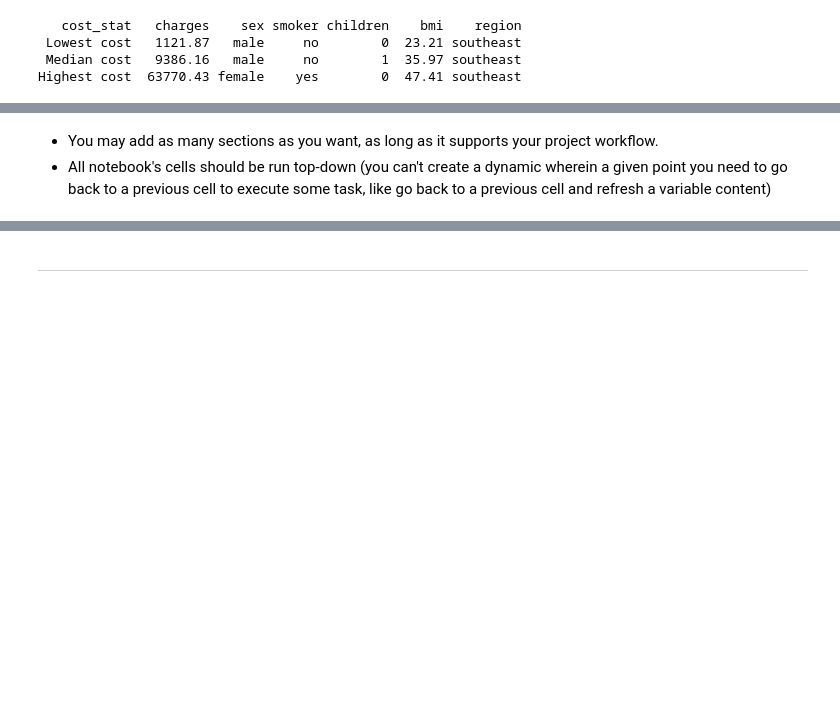
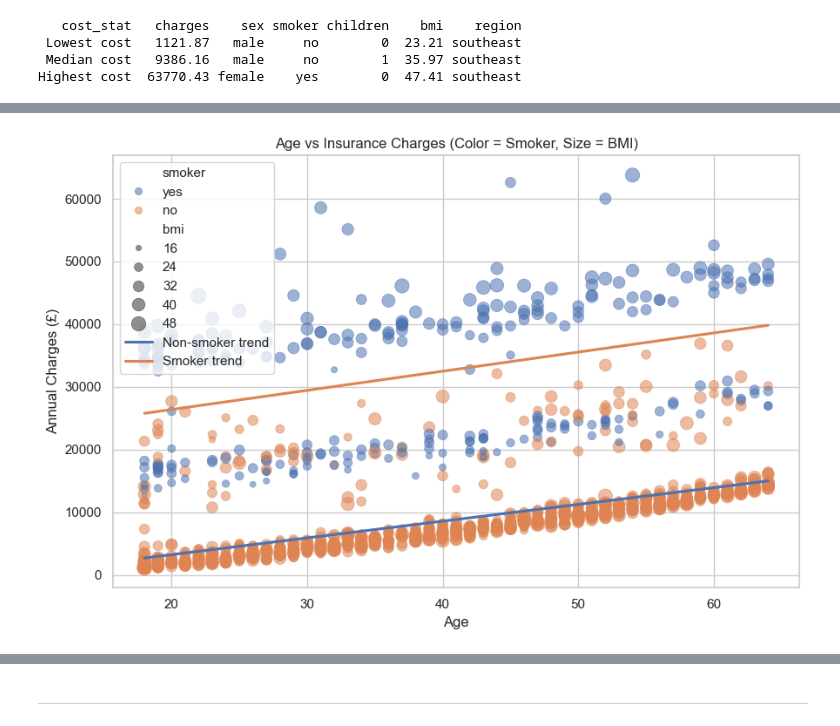
Before and after one commit to Ninestein666/Healthcare-Insurance-Cost-Analysis-Assessment, a Jupyter notebook: jupyter_notebooks/Data_Visualisation.ipynb, the cells around one changed output, grey strips where cells are left out. Drawn from its saved outputs; the diff is of its cells as text; code cells hidden in the pictures; blank space fills up the shorter version.

Commit message:
finalised changes to data visualisation and ETL notebooks

```diff
--- a/jupyter_notebooks/Data_Visualisation.ipynb
+++ b/jupyter_notebooks/Data_Visualisation.ipynb
@@ -486,3 +479,45 @@ plot_annotated_scatter(reps)
-# %% [markdown]
-* You may add as many sections as you want, as long as it supports your project workflow.
-* All notebook's cells should be run top-down (you can't create a dynamic wherein a given point you need to go back to a previous cell to execute some task, like go back to a previous cell and refresh a variable content)
+# %%
+#recall cleaned data
+df = pd.read_csv('C:\\Users\\Nine\\OneDrive\\Documents\\VS Code Projects\\archive\\cleaned_dataset.csv')
+# %%
+#Charges rise with age, and points with larger BMI (bigger markers) sit higher—especially among smokers—illustrating the combined effect.
+
+sns.set_theme(style="whitegrid")
+
+# Base scatter: color by smoker, size by BMI
+plt.figure(figsize=(9,6))
+scatter = sns.scatterplot(
+    data=df, x="age", y="charges",
+    hue="smoker", size="bmi", sizes=(20, 160),
+    alpha=0.55, edgecolor=None
+)
+
+# Add separate regression lines for smokers/non-smokers
+for group, label in [("no", "Non-smoker trend"), ("yes", "Smoker trend")]:
+    subset = df[df["smoker"] == group]
+    if len(subset) > 1:
+        sns.regplot(
+            data=subset, x="age", y="charges",
+            scatter=False, ci=None, label=label
+        )
+
+plt.title("Age vs Insurance Charges (Color = Smoker, Size = BMI)", fontsize=12)
+plt.xlabel("Age")
+plt.ylabel("Annual Charges (£)")
+
+# Combine legends (scatter hue/size + trend labels)
+handles, labels = scatter.get_legend_handles_labels()
+# De-duplicate legend entries
+seen = {}
+new_handles, new_labels = [], []
+for h, l in zip(handles, labels):
+    if l not in seen:
+        new_handles.append(h); new_labels.append(l); seen[l] = True
+plt.legend(new_handles, new_labels, title=None, frameon=True)
+
+plt.tight_layout()
+# Optional: save
+# plt.savefig("chart2_age_vs_charges_smoker_bmi.png", dpi=150, bbox_inches="tight")
+plt.show()
+# %% [output]
+[figure, added]
```
Also changed, not shown: parts of 25 cells of this notebook, 1 other file.
